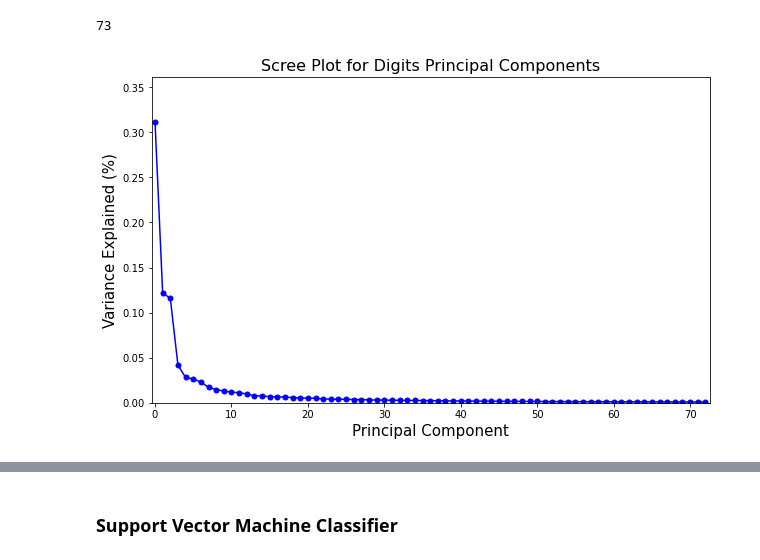
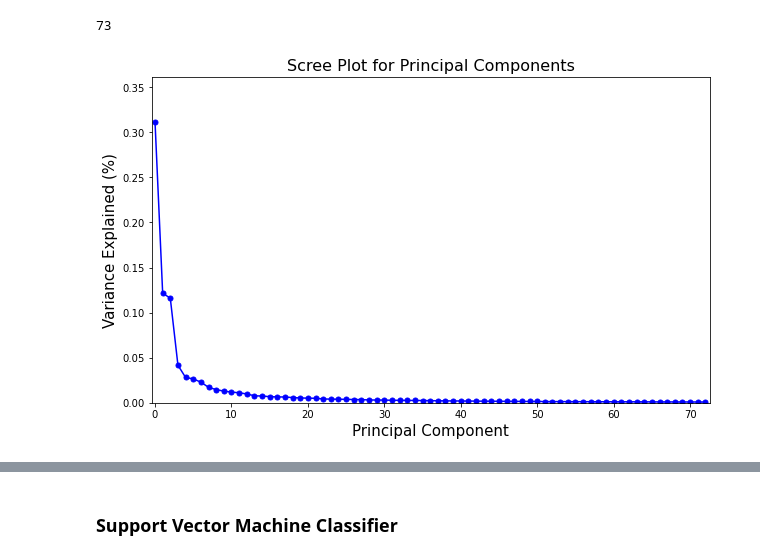
Before and after one commit to aydin-hasanli/age_gender_prediction, a Jupyter notebook: EDA.ipynb, the cells around one changed output, grey strips where cells are left out. Cells and saved outputs as stored; diff of their text form; code cells hidden in the pictures.

```diff
--- a/EDA.ipynb
+++ b/EDA.ipynb
@@ -223,9 +223,10 @@ def scree_plot(ax, pca, n_components_to_plot=73, title=None):
         ax.set_title(title, fontsize=16)
 # %%
 fig, ax = plt.subplots(figsize=(10, 6))
-scree_plot(ax, pca, title="Scree Plot for Digits Principal Components")
+scree_plot(ax, pca, title="Scree Plot for Principal Components")
+fig.savefig('images/Scree.png')
 # %% [output]
-[figure, old version]
+[figure, new version]
 # %%
 def plot_embedding(ax, X, y, title=None):
     """Plot an embedding of the mnist dataset onto a plane.
```
Also changed, not shown: parts of 5 cells of this notebook, 2 other files.
